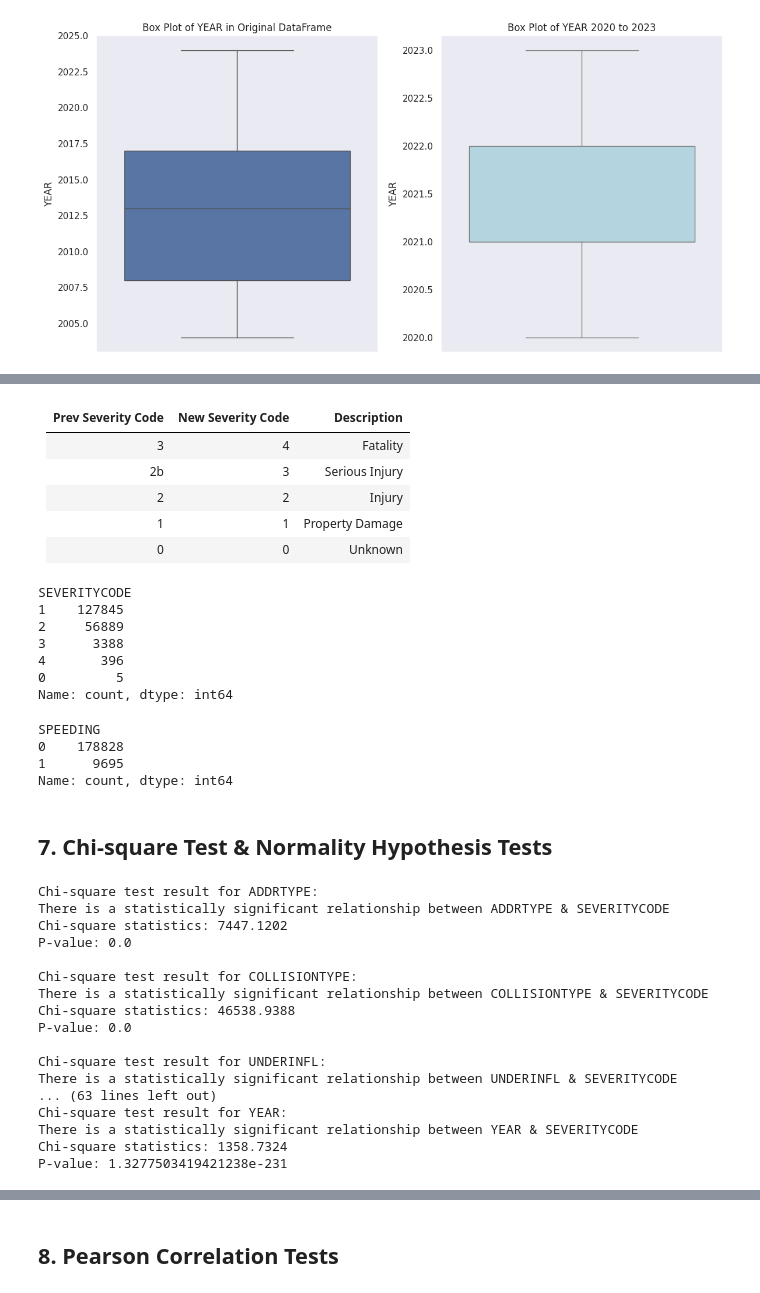
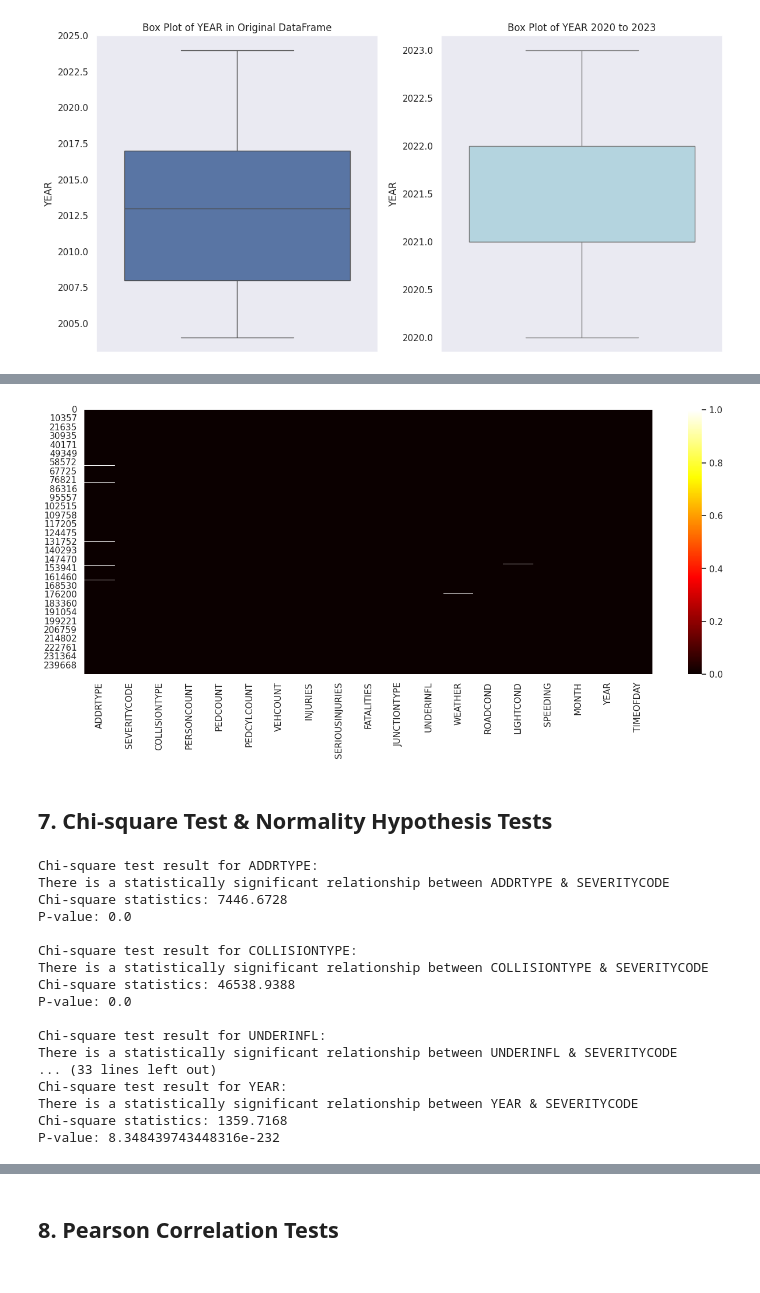
Before and after one commit to LuluW8071/Data-Science, a Jupyter notebook: Data Wrangling & EDA/05_Exercise_SDOT_Collision_Analysis/SDOT_Collision_Analysis.ipynb, the cells around one changed output, grey strips where cells are left out. Cells and saved outputs as stored; diff of their text form; code cells hidden in the pictures.

```diff
--- a/Data Wrangling & EDA/05_Exercise_SDOT_Collision_Analysis/SDOT_Collision_Analysis.ipynb
+++ b/Data Wrangling & EDA/05_Exercise_SDOT_Collision_Analysis/SDOT_Collision_Analysis.ipynb
@@ -977,31 +971,0 @@ Name: count, dtype: int64
-# %% [markdown]
-| Prev Severity Code | New Severity Code | Description         |
-|--------------------|-------------------|---------------------|
-| 3                  | 4                 | Fatality            |
-| 2b                 | 3                 | Serious Injury      |
-| 2                  | 2                 | Injury              |
-| 1                  | 1                 | Property Damage     |
-| 0                  | 0                 | Unknown             |
-# %%
-def for_severitycode(x):
-  severity_mapping = {'0': 0, '1': 1, '2': 2, '2b': 3}
-  return severity_mapping.get(x, 4)
-
-df["SEVERITYCODE"] = df["SEVERITYCODE"].apply(for_severitycode)
-df["SEVERITYCODE"].value_counts()
-# %% [output]
-SEVERITYCODE
-1    127845
-2     56889
-3      3388
-4       396
-0         5
-Name: count, dtype: int64
-# %%
-df["SPEEDING"] = df["SPEEDING"].apply(lambda x: 1 if x == "Y" else 0)
-df["SPEEDING"].value_counts()
-# %% [output]
-SPEEDING
-0    178828
-1      9695
-Name: count, dtype: int64
@@ -1008,3 +992,9 @@ Name: count, dtype: int64
+# %%
+plt.figure(figsize=(16, 6))
+sns.heatmap(df.isnull(), cmap='hot')
+plt.show();
+# %% [output]
+[figure, added]
 # %% [markdown]
 ## 7. Chi-square Test & Normality Hypothesis Tests
 # %%
@@ -1042,8 +1034,7 @@ def hypothesis_test(df_column, alpha = 0.05):
 # %%
-filtered_chi_squared_columns = ['ADDRTYPE', 'COLLISIONTYPE', 'UNDERINFL',
+# Taking categorical valued columns only
+filtered_chi_squared_columns = ['ADDRTYPE', 'COLLISIONTYPE', 'UNDERINFL', 'JUNCTIONTYPE',
                                 'WEATHER', 'ROADCOND', 'LIGHTCOND', 'SPEEDING',
-                                'PERSONCOUNT', 'PEDCOUNT', 'PEDCYLCOUNT', 'VEHCOUNT',
-                                'INJURIES', 'SERIOUSINJURIES', 'FATALITIES',
                                 'MONTH', 'YEAR']
 
 for filter in filtered_chi_squared_columns:
@@ -1055,7 +1046,7 @@ for filter in filtered_chi_squared_columns:
 # %% [output]
 Chi-square test result for ADDRTYPE:
 There is a statistically significant relationship between ADDRTYPE & SEVERITYCODE
-Chi-square statistics: 7447.1202
+Chi-square statistics: 7446.6728
 P-value: 0.0
 
 Chi-square test result for COLLISIONTYPE:
@@ -1065,8 +1056,8 @@ P-value: 0.0
 
 Chi-square test result for UNDERINFL:
 There is a statistically significant relationship between UNDERINFL & SEVERITYCODE
-... (63 lines left out)
+... (33 lines left out)
 Chi-square test result for YEAR:
 There is a statistically significant relationship between YEAR & SEVERITYCODE
-Chi-square statistics: 1358.7324
-P-value: 1.3277503419421238e-231
+Chi-square statistics: 1359.7168
+P-value: 8.348439743448316e-232
```
Also changed, not shown: parts of 21 cells of this notebook, 1 other file.
